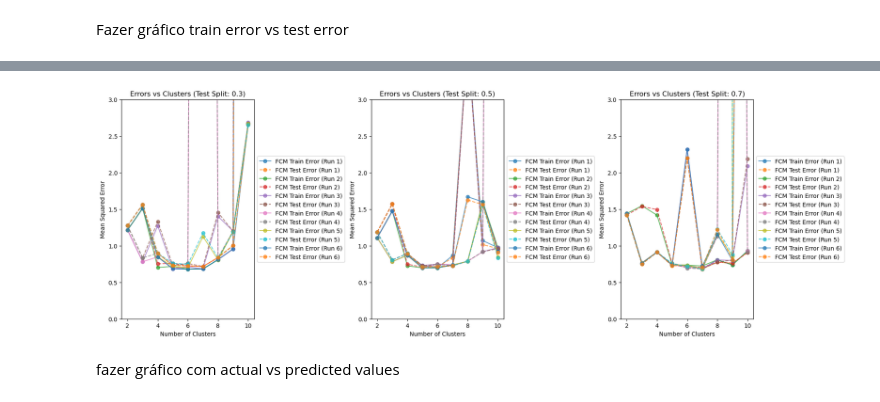
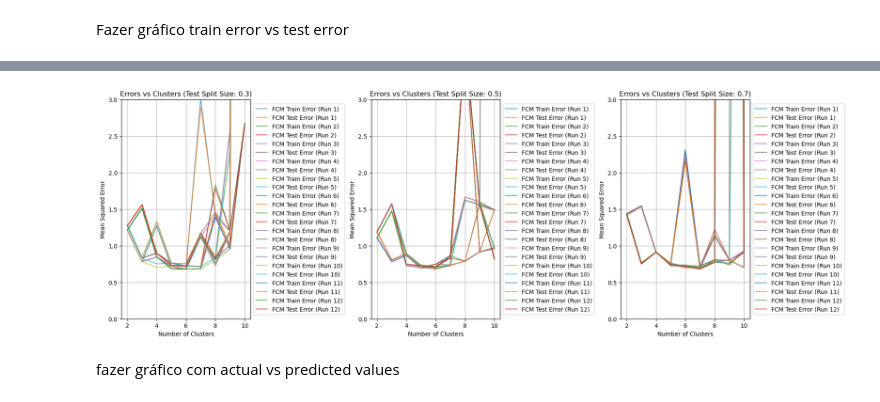
Before and after one commit to c-radicallis/Sis_Inteligentes_1st_Assignment, a Jupyter notebook: hairdryer_notebook.ipynb, the cells around one changed output, grey strips where cells are left out. Drawn from its saved outputs; the diff is of its cells as text; code cells hidden in the pictures.

Commit message:
added result images

```diff
--- a/hairdryer_notebook.ipynb
+++ b/hairdryer_notebook.ipynb
@@ -64,7 +64,7 @@ Fazer gráfico train error vs test error
 # %%
 # Define the test split sizes
 test_split_sizes = [0.3, 0.5, 0.7]
-num_iterations = 6  # Number of times to fit the model for each test split size
+num_iterations = 12  # Number of times to fit the model for each test split size
 
 # Create a figure with subplots side by side (1 row, 3 columns)
 fig, axs = plt.subplots(1, len(test_split_sizes), figsize=(18, 6), constrained_layout=True)
@@ -93,70 +93,68 @@ for idx, split_size in enumerate(test_split_sizes):
         gk_test_errors = []
 
         ncl = np.arange(2, 11)
-        mtd = ['fcm']#, 'gk']
+
 
         # Capture training and test errors
-        for mth in mtd:
-            train_errors = []
-            test_errors = []
 
-            for n in ncl:
-                # Clustering
-                cl = Clusterer(x_train=X_train, y_train=y_train, nr_clus=n)
-                clust_centers, part_matrix, _ = cl.cluster(method=mth)
+        train_errors = []
+        test_errors = []
 
-                # Estimate membership functions parameters
-                ae = AntecedentEstimator(X_train, part_matrix)
-                antecedent_params = ae.determineMF()
+        for n in ncl:
+            # Clustering
+            cl = Clusterer(x_train=X_train, y_train=y_train, nr_clus=n)
+            clust_centers, part_matrix, _ = cl.cluster('fcm')
 
-                # Estimate consequent parameters
-                ce = ConsequentEstimator(X_train, y_train, part_matrix)
-                conseq_params = ce.suglms(global_fit=True)  # Using global_fit as an example
+            # Estimate membership functions parameters
+            ae = AntecedentEstimator(X_train, part_matrix)
+            antecedent_params = ae.determineMF()
 
-                # Build the first-order Takagi-Sugeno model
-                modbuilder = SugenoFISBuilder(antecedent_params, conseq_params, var_names, save_simpful_code=False)
-                model = modbuilder.get_model()
+            # Estimate consequent parameters
+            ce = ConsequentEstimator(X_train, y_train, part_matrix)
+            conseq_params = ce.suglms(global_fit=True)  # Using global_fit as an example
 
-                # Predictions on training data
-                modtester_train = SugenoFISTester(model, X_train, var_names)
-                y_train_pred = modtester_train.predict()[0]
+            # Build the first-order Takagi-Sugeno model
+            modbuilder = SugenoFISBuilder(antecedent_params, conseq_params, var_names, save_simpful_code=False)
+            model = modbuilder.get_model()
 
-                # Predictions on test data
-                modtester_test = SugenoFISTester(model, X_test, var_names)
-                y_test_pred = modtester_test.predict()[0]
+            # Predictions on training data
+            modtester_train = SugenoFISTester(model, X_train, var_names)
+            y_train_pred = modtester_train.predict()[0]
 
-                # Compute training and test errors
-                train_mse = mean_squared_error(y_train, y_train_pred)
-                test_mse = mean_squared_error(y_test, y_test_pred)
+            # Predictions on test data
+            modtester_test = SugenoFISTester(model, X_test, var_names)
+            y_test_pred = modtester_test.predict()[0]
 
-                # Store errors for the current method and cluster count
-                train_errors.append(train_mse)
-                test_errors.append(test_mse)
+            # Compute training and test errors
+            train_mse = mean_squared_error(y_train, y_train_pred)
+            test_mse = mean_squared_error(y_test, y_test_pred)
 
-            # Store the results for each method separately
-            if mth == 'fcm':
-                fcm_train_errors = train_errors
-                fcm_test_errors = test_errors
-            elif mth == 'gk':
-                gk_train_errors = train_errors
-                gk_test_errors = test_errors
+            # Store errors for the current method and cluster count
+            train_errors.append(train_mse)
+            test_errors.append(test_mse)
+
+        # Store the results for each method separately
+
+        fcm_train_errors = train_errors
+        fcm_test_errors = test_errors
 
         # Store errors for this iteration
         all_fcm_train_errors.append(fcm_train_errors)
         all_fcm_test_errors.append(fcm_test_errors)
-        all_gk_train_errors.append(gk_train_errors)
-        all_gk_test_errors.append(gk_test_errors)
 
         # Plotting the errors for this iteration
-        ax.plot(ncl, fcm_train_errors, 'o-', label=f'FCM Train Error (Run {iteration+1})', alpha=0.7)
-        ax.plot(ncl, fcm_test_errors, 'o--', label=f'FCM Test Error (Run {iteration+1})', alpha=0.7)
+        ax.plot(ncl, fcm_train_errors, '-', label=f'FCM Train Error (Run {iteration+1})', alpha=0.7)
+        ax.plot(ncl, fcm_test_errors, '-', label=f'FCM Test Error (Run {iteration+1})', alpha=0.7)
 
 
     # Title and axis labels for the current subplot
-    ax.set_title(f'Errors vs Clusters (Test Split: {split_size})')
+    ax.set_title(f'Errors vs Clusters (Test Split Size: {split_size})')
     ax.set_xlabel('Number of Clusters')
     ax.set_ylabel('Mean Squared Error')
     ax.set_ylim(0, 3)
+
+    # Add grid
+    ax.grid(True)  # Enable the grid
 
     # Place the legend outside the plot area
     ax.legend(loc='center left', bbox_to_anchor=(1, 0.5))
@@ -180,8 +178,8 @@ plt.show()
  * Detected 9 rules / clusters
  * Detected Sugeno model type
  * Detected 10 rules / clusters
  * Detected Sugeno model type
-[figure, old version]
+[figure, new version]
 # %% [markdown]
 fazer gráfico com actual vs predicted values
 # %%
```
Also changed, not shown: parts of 1 cell of this notebook, 4 other files.
